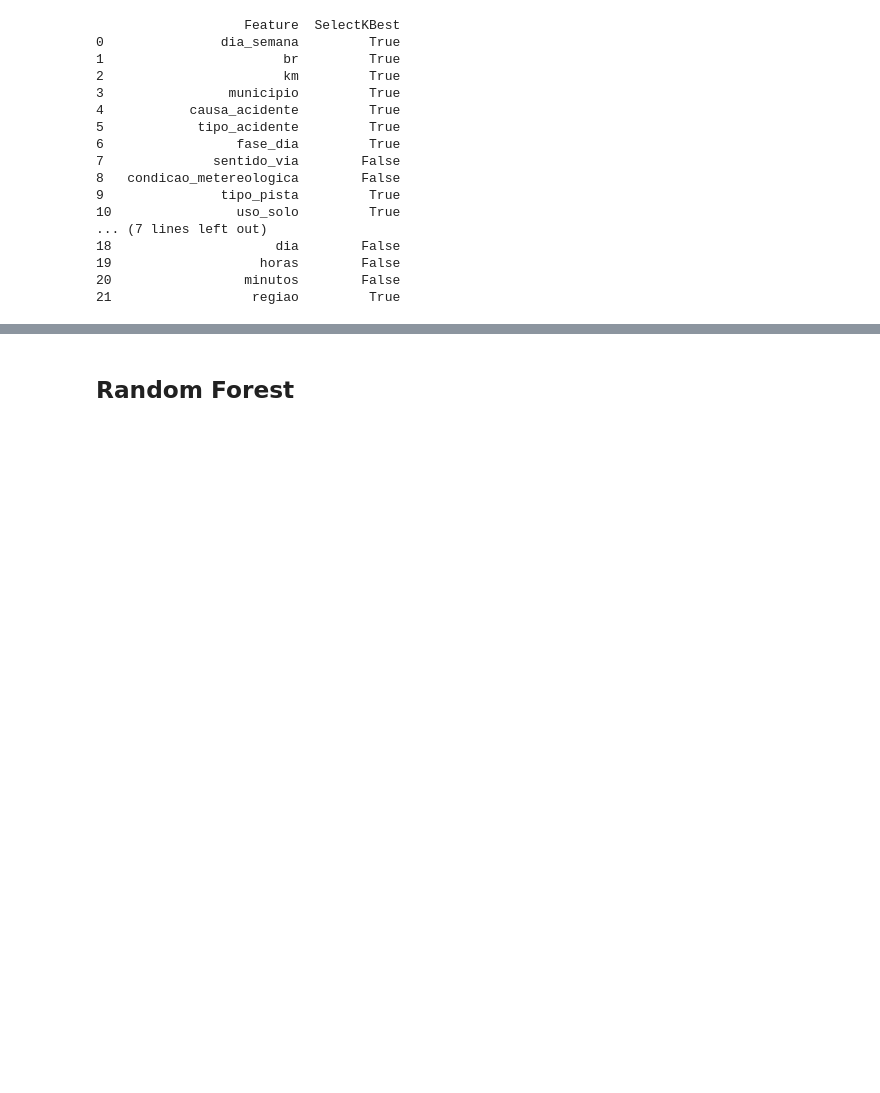
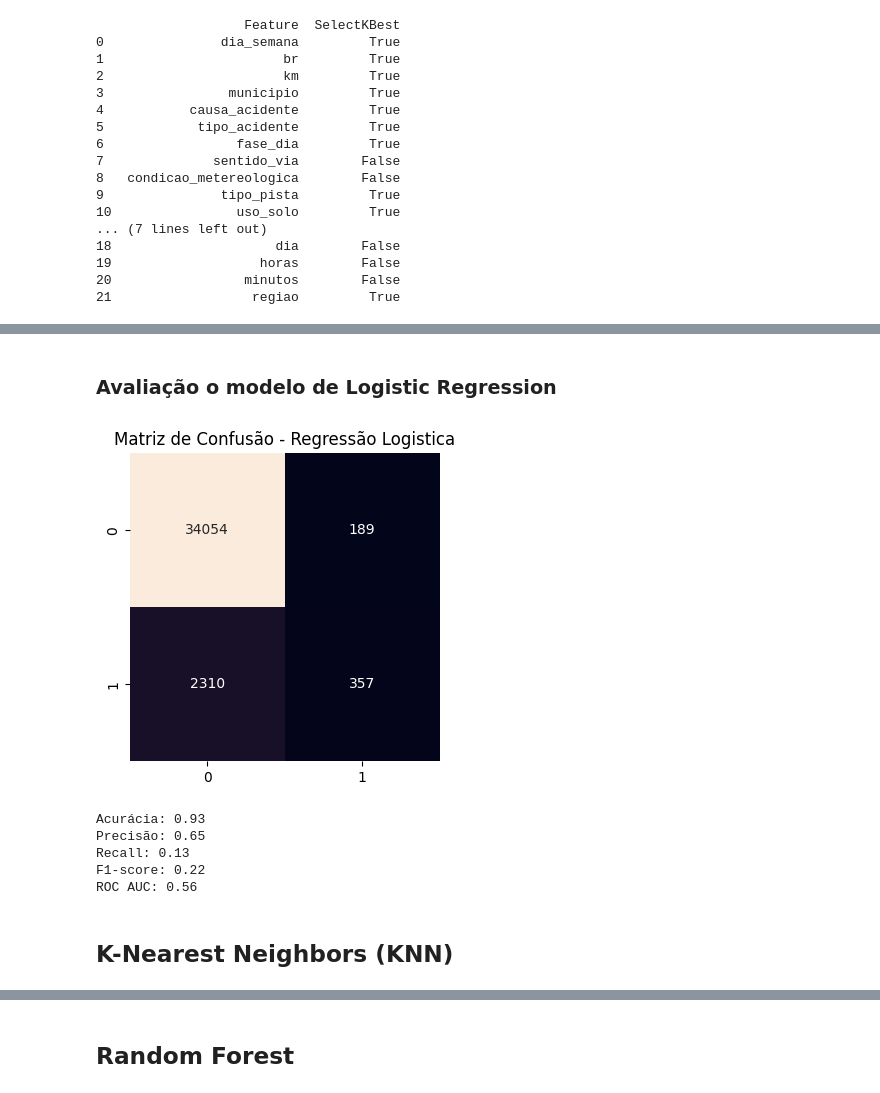
Before and after one commit to Muniz97/Data-Science---Federal-road-accidents---Brazil, a Jupyter notebook: 4 - Model/Federal_Accidents_Model.ipynb, the cells around one changed output, grey strips where cells are left out. Cells and saved outputs as stored; diff of their text form; code cells hidden in the pictures; blank space fills up the shorter version.

```diff
--- a/4 - Model/Federal_Accidents_Model.ipynb
+++ b/4 - Model/Federal_Accidents_Model.ipynb
@@ -146,0 +177,30 @@ Agora que as variáveis estão tratadas e já selecionamos as melhores features,
+# %% [markdown]
+### Avaliação o modelo de Logistic Regression
+# %%
+plt.figure(figsize = (4,4))
+sns.heatmap(confusion_matrix(y_test,log_predict), annot = True, fmt = 'g', cbar= False)
+plt.title("Matriz de Confusão - Regressão Logistica")
+plt.show()
+# %% [output]
+[figure, added]
+# %%
+accuracy = accuracy_score(y_test, log_predict)
+precision = precision_score(y_test, log_predict)
+recall = recall_score(y_test, log_predict)
+f1 = f1_score(y_test, log_predict)
+fpr, tpr, thresholds = roc_curve(y_test, log_predict)
+roc = roc_auc = auc(fpr, tpr)
+
+print(f'Acurácia: {accuracy:.2f}')
+print(f'Precisão: {precision:.2f}')
+print(f'Recall: {recall:.2f}')
+print(f'F1-score: {f1:.2f}')
+print(f'ROC AUC: {roc:.2f}')
+# %% [output]
+Acurácia: 0.93
+Precisão: 0.65
+Recall: 0.13
+F1-score: 0.22
+ROC AUC: 0.56
+# %% [markdown]
+## K-Nearest Neighbors (KNN)
```
Also changed, not shown: parts of 62 cells of this notebook.
